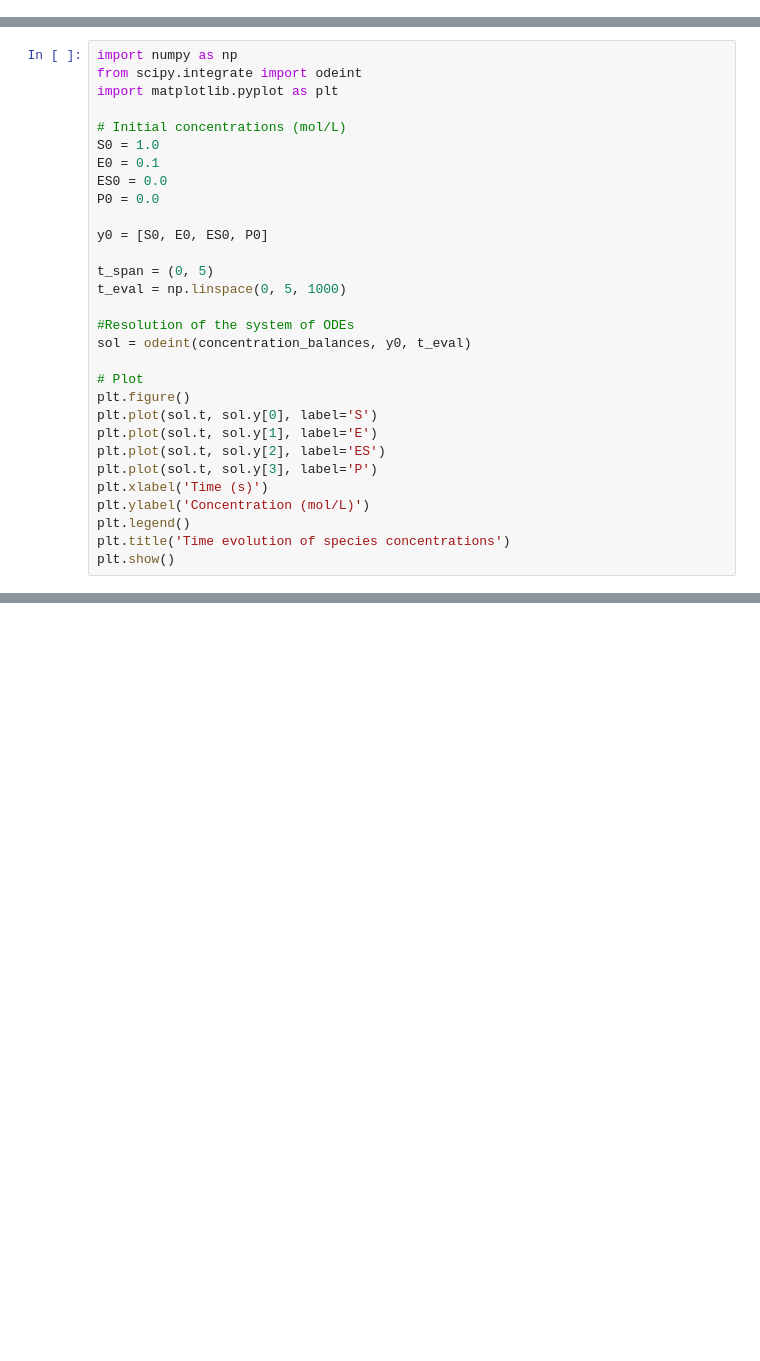
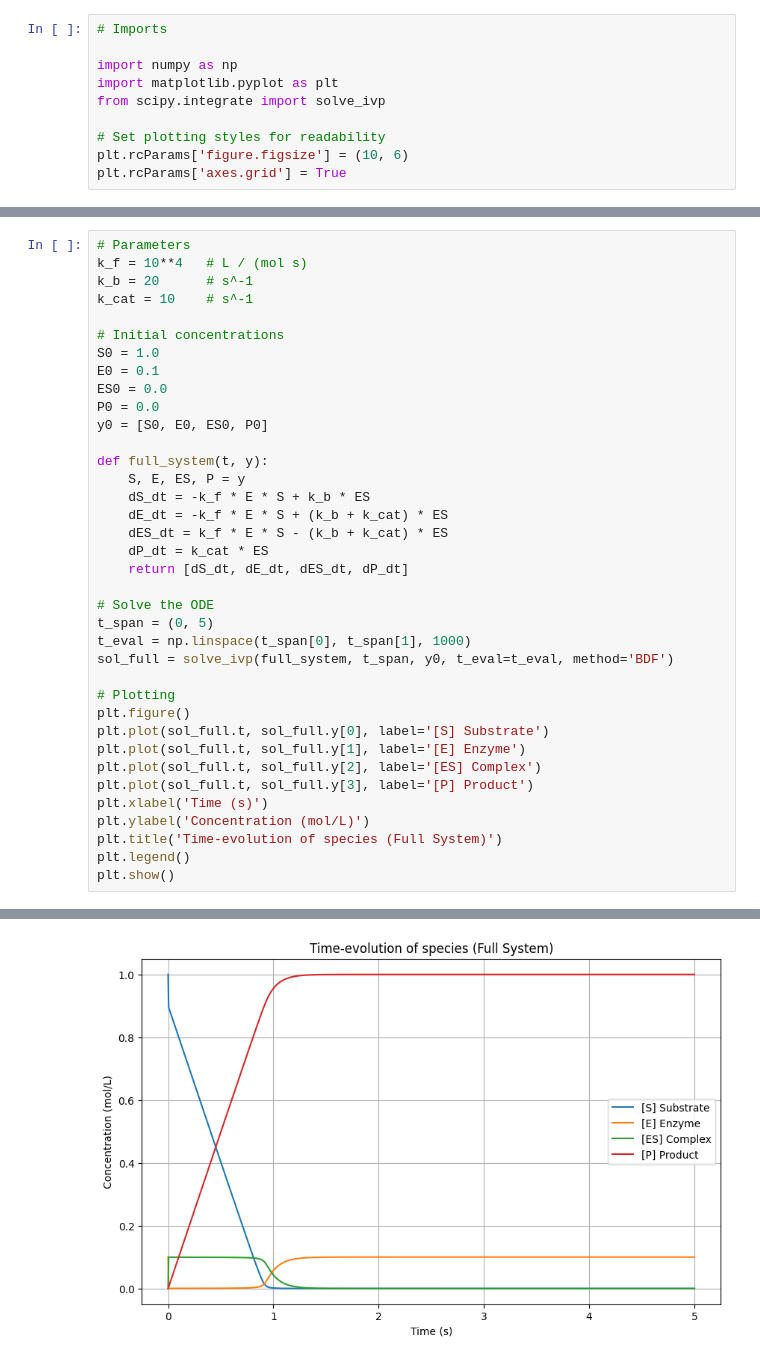
Before and after one commit to Julian-Barth/Bioreactor-modeling, a Jupyter notebook: Project1/exercise1.ipynb, the cells around one changed output, grey strips where cells are left out. Drawn from its saved outputs; the diff is of its cells as text; blank space fills up the shorter version.

```diff
--- a/Project1/exercise1.ipynb
+++ b/Project1/exercise1.ipynb
@@ -50,0 +6,10 @@ Question B — Numerical solution
+# %%
+# Imports
+
+import numpy as np
+import matplotlib.pyplot as plt
+from scipy.integrate import solve_ivp
+
+# Set plotting styles for readability
+plt.rcParams['figure.figsize'] = (10, 6)
+plt.rcParams['axes.grid'] = True
@@ -51,31 +32,38 @@ Question B — Numerical solution
 # %%
-import numpy as np
-from scipy.integrate import odeint
-import matplotlib.pyplot as plt
+# Parameters
+k_f = 10**4   # L / (mol s)
+k_b = 20      # s^-1
+k_cat = 10    # s^-1
 
-# Initial concentrations (mol/L)
+# Initial concentrations
 S0 = 1.0
 E0 = 0.1
 ES0 = 0.0
 P0 = 0.0
-
 y0 = [S0, E0, ES0, P0]
 
+def full_system(t, y):
+    S, E, ES, P = y
+    dS_dt = -k_f * E * S + k_b * ES
+    dE_dt = -k_f * E * S + (k_b + k_cat) * ES
+    dES_dt = k_f * E * S - (k_b + k_cat) * ES
+    dP_dt = k_cat * ES
+    return [dS_dt, dE_dt, dES_dt, dP_dt]
+
+# Solve the ODE
 t_span = (0, 5)
-t_eval = np.linspace(0, 5, 1000)
+t_eval = np.linspace(t_span[0], t_span[1], 1000)
+sol_full = solve_ivp(full_system, t_span, y0, t_eval=t_eval, method='BDF')
 
-#Resolution of the system of ODEs
-sol = odeint(concentration_balances, y0, t_eval)
-
-# Plot
+# Plotting
 plt.figure()
-plt.plot(sol.t, sol.y[0], label='S')
-plt.plot(sol.t, sol.y[1], label='E')
-plt.plot(sol.t, sol.y[2], label='ES')
-plt.plot(sol.t, sol.y[3], label='P')
+plt.plot(sol_full.t, sol_full.y[0], label='[S] Substrate')
+plt.plot(sol_full.t, sol_full.y[1], label='[E] Enzyme')
+plt.plot(sol_full.t, sol_full.y[2], label='[ES] Complex')
+plt.plot(sol_full.t, sol_full.y[3], label='[P] Product')
 plt.xlabel('Time (s)')
 plt.ylabel('Concentration (mol/L)')
+plt.title('Time-evolution of species (Full System)')
 plt.legend()
-plt.title('Time evolution of species concentrations')
 plt.show()
 # %% [output]
@@ -82,0 +70 @@ TypeError: concentration_balances() missing 2 required positional arguments: 'ES
+[figure, added]
```
Also changed, not shown: parts of 16 cells of this notebook.
